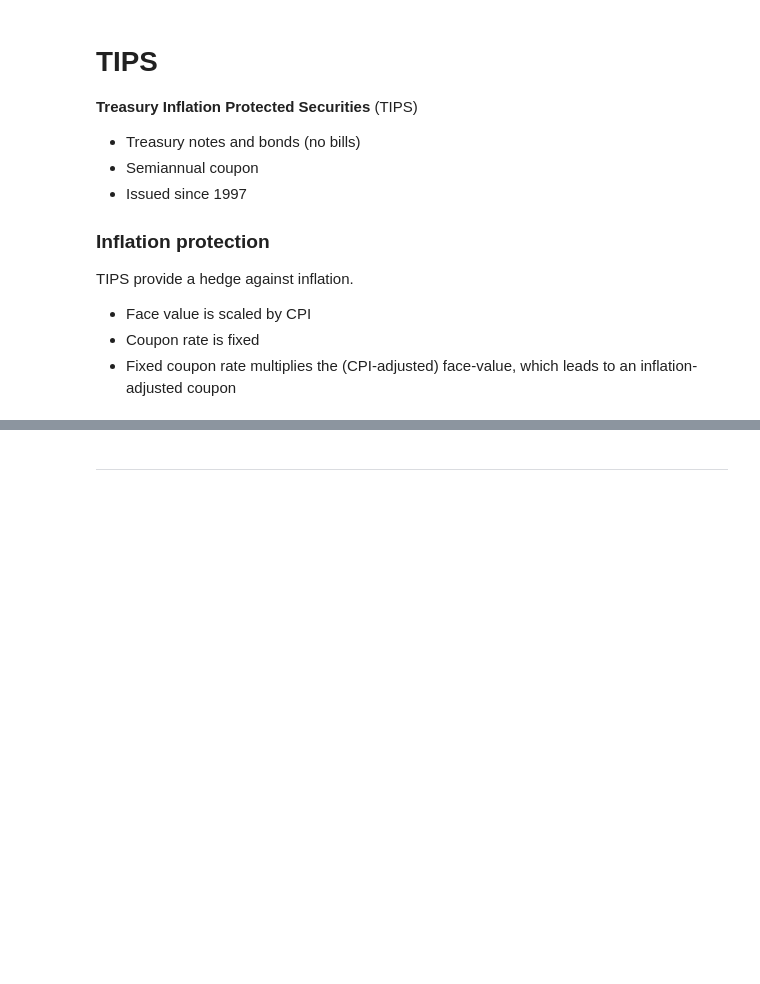
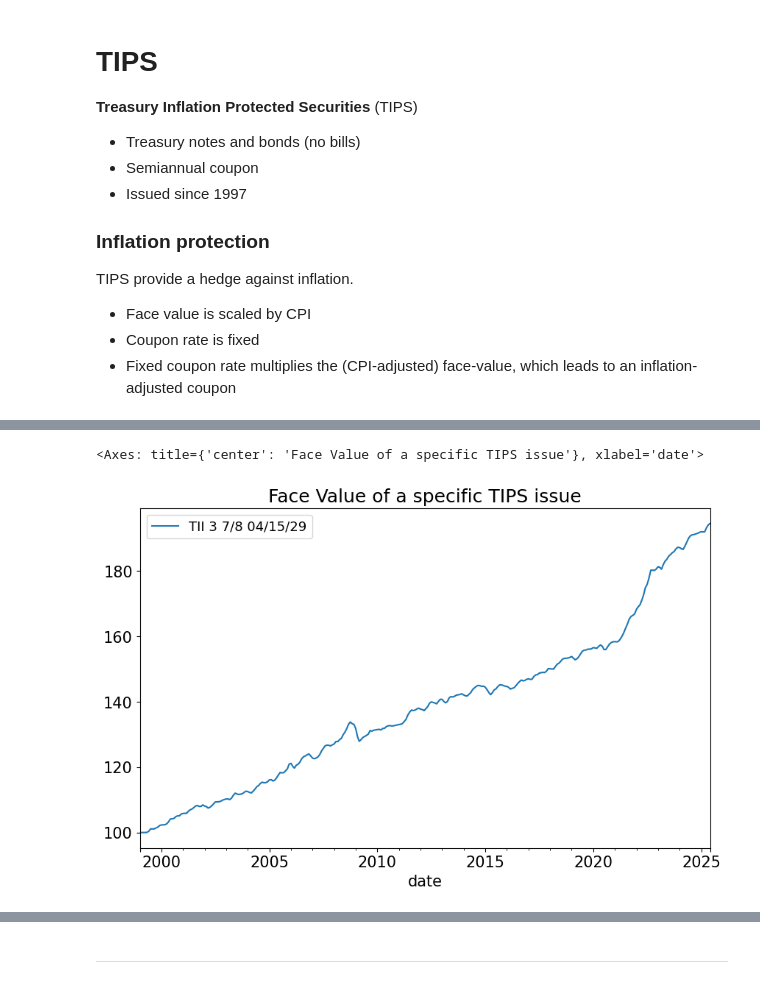
Before and after one commit to dakshox/drw-prework-2025, a Jupyter notebook: discussions/M.2. TIPS.ipynb, the cells around one changed output, grey strips where cells are left out. Saved outputs shown, nothing was run; the diff lists cells and outputs as text; code cells hidden in the pictures; blank space fills up the shorter version.

```diff
--- a/discussions/M.2. TIPS.ipynb
+++ b/discussions/M.2. TIPS.ipynb
@@ -28,0 +37,3 @@ import pandas as pd
+# %%
+info_tips = pd.read_excel('../data/tips_data_bb.xlsx',sheet_name='info tips').set_index('security_name')
+ts_tips = pd.read_excel('../data/tips_data_bb.xlsx',sheet_name='timeseries tips').set_index('date')
@@ -28,0 +51,5 @@ import pandas as pd
+# %%
+(ts_tips*100).plot(title='Face Value of a specific TIPS issue')
+# %% [output]
+<Axes: title={'center': 'Face Value of a specific TIPS issue'}, xlabel='date'>
+[figure, added]
```
Also changed, not shown: parts of 12 cells of this notebook, 2 other files.
